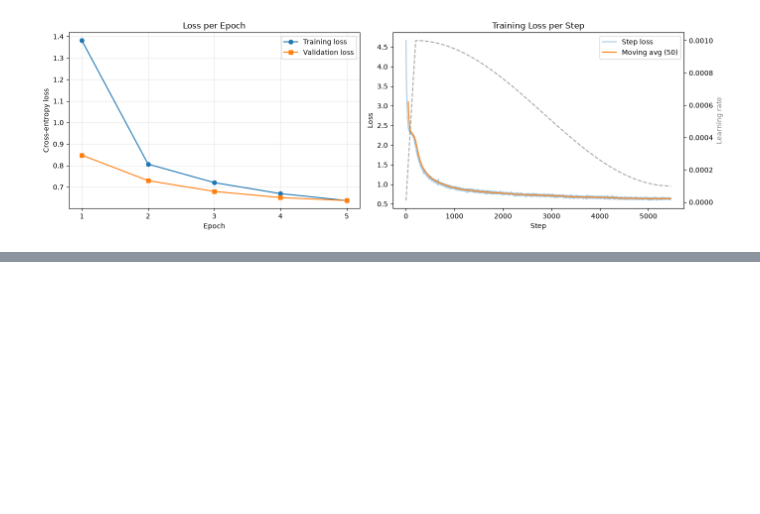
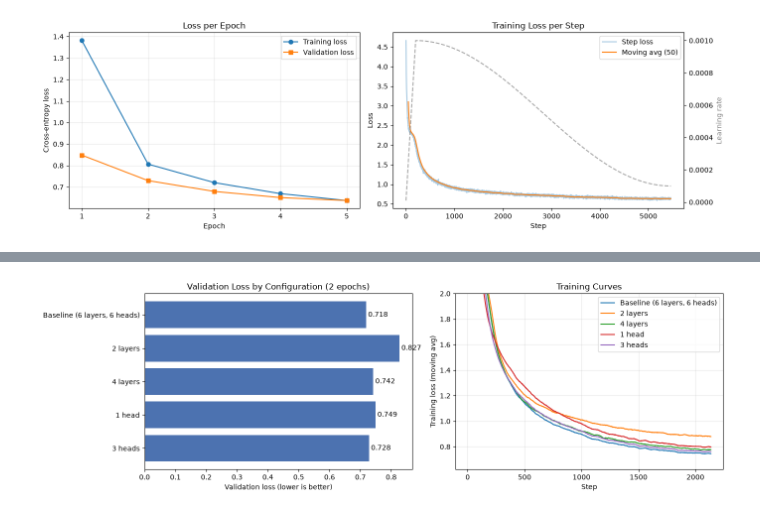
Before and after one commit to RavinduBatawala/Developing-a-Tiny-Transformer-Language-Model, a Jupyter notebook: notebooks/tiny_transformer.ipynb, the cells around one changed output, grey strips where cells are left out. Saved outputs shown, nothing was run; the diff lists cells and outputs as text; code cells hidden in the pictures; blank space fills up the shorter version.

Commit message:
Tasks 8-10: evaluation, generation, experiments and observations

```diff
--- a/notebooks/tiny_transformer.ipynb
+++ b/notebooks/tiny_transformer.ipynb
@@ -710,0 +1035,3 @@ plt.show()
+# %%
+exp_df = pd.DataFrame(exp_results).drop(columns="Sample")
+exp_df.round(3)
@@ -710,0 +1045,27 @@ plt.show()
+# %%
+fig, axes = plt.subplots(1, 2, figsize=(14, 4.5))
+
+# Validation loss per experiment
+axes[0].barh(exp_df["Experiment"], exp_df["Val loss"], color="#4c72b0")
+axes[0].set_xlabel("Validation loss (lower is better)")
+axes[0].set_title("Validation Loss by Configuration (2 epochs)")
+axes[0].invert_yaxis()
+for i, v in enumerate(exp_df["Val loss"]):
+    axes[0].text(v, i, f" {v:.3f}", va="center")
+
+# Smoothed training curves
+window = 50
+for name, hist in exp_histories.items():
+    smoothed = np.convolve(hist["step_loss"], np.ones(window) / window, mode="valid")
+    axes[1].plot(smoothed, label=name)
+axes[1].set_xlabel("Step")
+axes[1].set_ylabel("Training loss (moving avg)")
+axes[1].set_title("Training Curves")
+axes[1].set_ylim(top=2.0)
+axes[1].legend()
+axes[1].grid(alpha=0.3)
+
+plt.tight_layout()
+plt.show()
+# %% [output]
+[figure, added]
```
Also changed, not shown: parts of 26 cells of this notebook, 1 other file.
